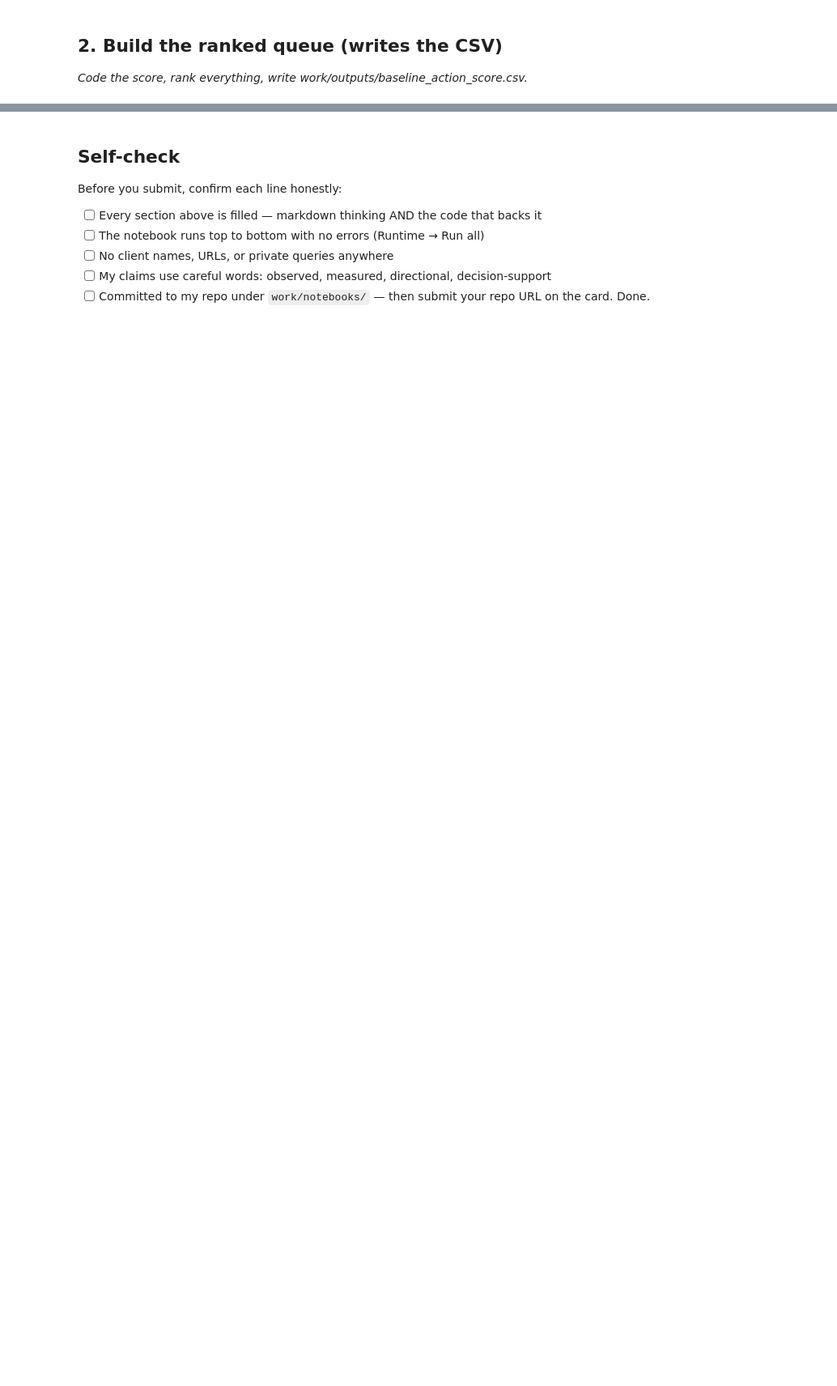
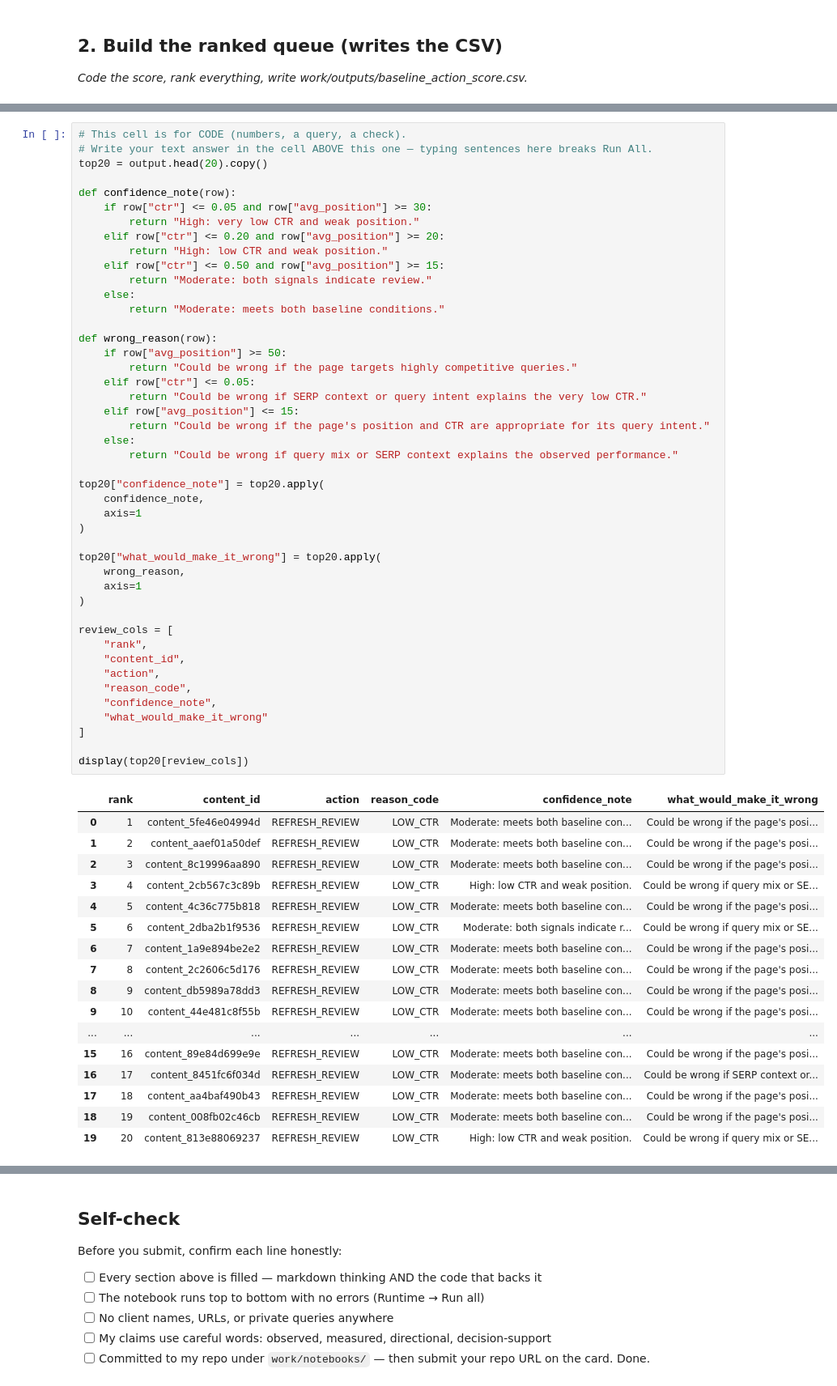
Before and after one commit to subikshasrig/FlyrankMLInternship, a Jupyter notebook: work/notebooks/w04_baseline_score.ipynb, the cells around one changed output, grey strips where cells are left out. Shown at 81% size. Saved outputs shown, nothing was run; the diff lists cells and outputs as text; blank space fills up the shorter version.

```diff
--- a/work/notebooks/w04_baseline_score.ipynb
+++ b/work/notebooks/w04_baseline_score.ipynb
@@ -36,0 +508,63 @@ This skeleton is yours to fill. Work the sections **in order** — each one has
+# %%
+# This cell is for CODE (numbers, a query, a check).
+# Write your text answer in the cell ABOVE this one — typing sentences here breaks Run All.
+top20 = output.head(20).copy()
+
+def confidence_note(row):
+    if row["ctr"] <= 0.05 and row["avg_position"] >= 30:
+        return "High: very low CTR and weak position."
+    elif row["ctr"] <= 0.20 and row["avg_position"] >= 20:
+        return "High: low CTR and weak position."
+    elif row["ctr"] <= 0.50 and row["avg_position"] >= 15:
+        return "Moderate: both signals indicate review."
+    else:
+        return "Moderate: meets both baseline conditions."
+
+def wrong_reason(row):
+    if row["avg_position"] >= 50:
+        return "Could be wrong if the page targets highly competitive queries."
+    elif row["ctr"] <= 0.05:
+        return "Could be wrong if SERP context or query intent explains the very low CTR."
+    elif row["avg_position"] <= 15:
+        return "Could be wrong if the page's position and CTR are appropriate for its query intent."
+    else:
+        return "Could be wrong if query mix or SERP context explains the observed performance."
+
+top20["confidence_note"] = top20.apply(
+    confidence_note,
+    axis=1
+)
+
+top20["what_would_make_it_wrong"] = top20.apply(
+    wrong_reason,
+    axis=1
+)
+
+review_cols = [
+    "rank",
+    "content_id",
+    "action",
+    "reason_code",
+    "confidence_note",
+    "what_would_make_it_wrong"
+]
+
+display(top20[review_cols])
+# %% [output]
+|  | rank | content_id | action | reason_code | confidence_note | what_would_make_it_wrong |
+| 0 | 1 | content_5fe46e04994d | REFRESH_REVIEW | LOW_CTR | Moderate: meets both baseline con... | Could be wrong if the page's posi... |
+| 1 | 2 | content_aaef01a50def | REFRESH_REVIEW | LOW_CTR | Moderate: meets both baseline con... | Could be wrong if the page's posi... |
+| 2 | 3 | content_8c19996aa890 | REFRESH_REVIEW | LOW_CTR | Moderate: meets both baseline con... | Could be wrong if the page's posi... |
+| 3 | 4 | content_2cb567c3c89b | REFRESH_REVIEW | LOW_CTR | High: low CTR and weak position. | Could be wrong if query mix or SE... |
+| 4 | 5 | content_4c36c775b818 | REFRESH_REVIEW | LOW_CTR | Moderate: meets both baseline con... | Could be wrong if the page's posi... |
+| 5 | 6 | content_2dba2b1f9536 | REFRESH_REVIEW | LOW_CTR | Moderate: both signals indicate r... | Could be wrong if query mix or SE... |
+| 6 | 7 | content_1a9e894be2e2 | REFRESH_REVIEW | LOW_CTR | Moderate: meets both baseline con... | Could be wrong if the page's posi... |
+| 7 | 8 | content_2c2606c5d176 | REFRESH_REVIEW | LOW_CTR | Moderate: meets both baseline con... | Could be wrong if the page's posi... |
+| 8 | 9 | content_db5989a78dd3 | REFRESH_REVIEW | LOW_CTR | Moderate: meets both baseline con... | Could be wrong if the page's posi... |
+| 9 | 10 | content_44e481c8f55b | REFRESH_REVIEW | LOW_CTR | Moderate: meets both baseline con... | Could be wrong if the page's posi... |
+| ... | ... | ... | ... | ... | ... | ... |
+| 15 | 16 | content_89e84d699e9e | REFRESH_REVIEW | LOW_CTR | Moderate: meets both baseline con... | Could be wrong if the page's posi... |
+| 16 | 17 | content_8451fc6f034d | REFRESH_REVIEW | LOW_CTR | Moderate: meets both baseline con... | Could be wrong if SERP context or... |
+| 17 | 18 | content_aa4baf490b43 | REFRESH_REVIEW | LOW_CTR | Moderate: meets both baseline con... | Could be wrong if the page's posi... |
+| 18 | 19 | content_008fb02c46cb | REFRESH_REVIEW | LOW_CTR | Moderate: meets both baseline con... | Could be wrong if the page's posi... |
+| 19 | 20 | content_813e88069237 | REFRESH_REVIEW | LOW_CTR | High: low CTR and weak position. | Could be wrong if query mix or SE... |
```
Also changed, not shown: parts of 18 cells of this notebook.
